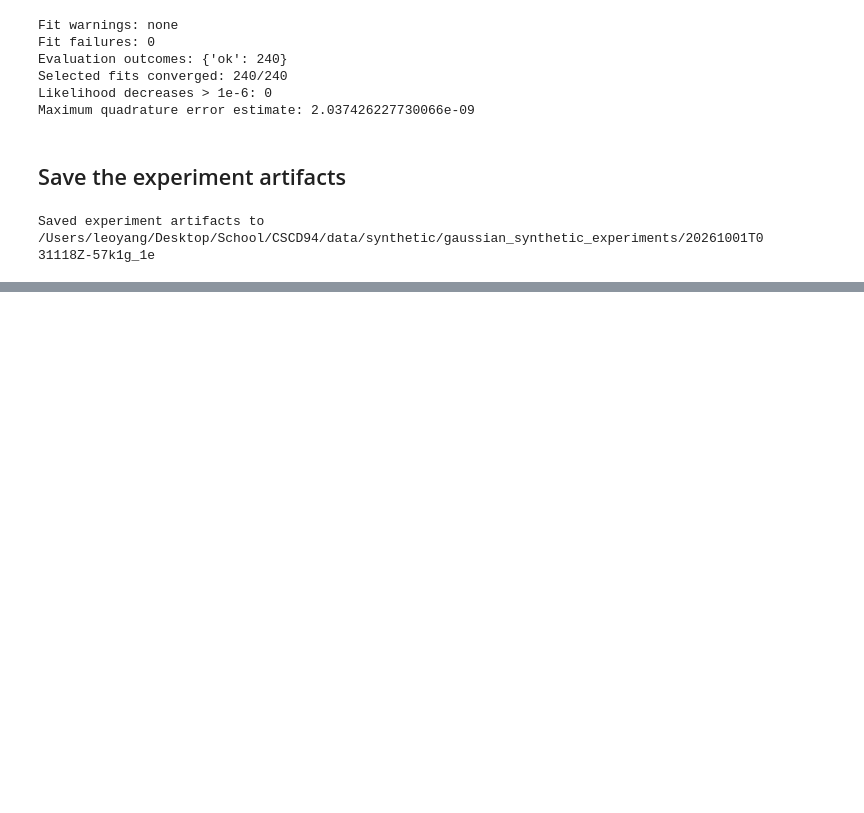
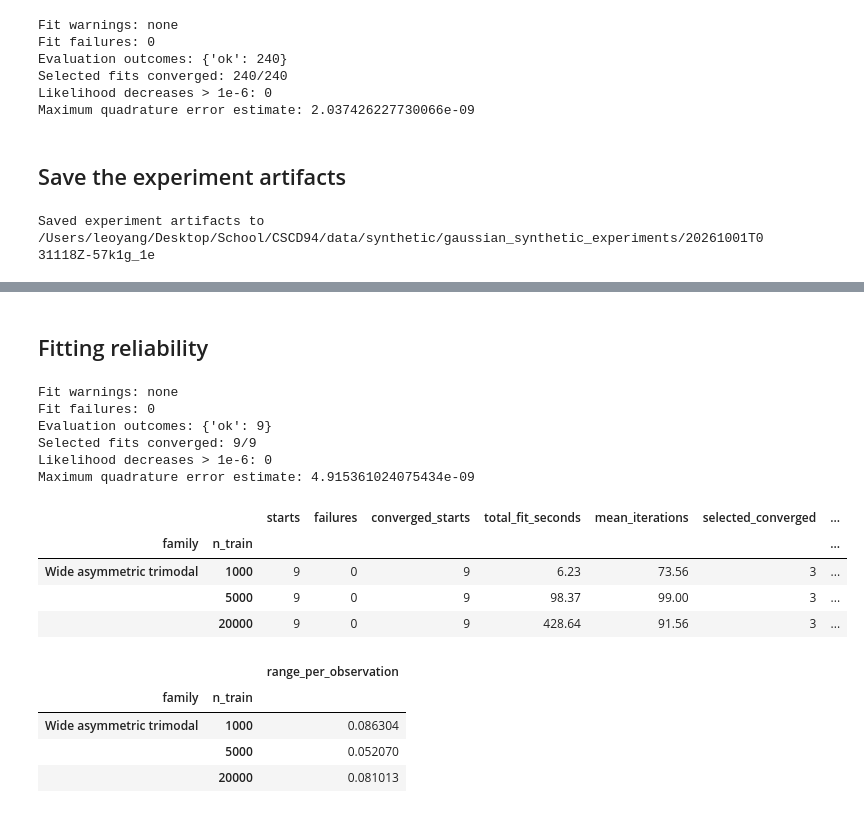
Before and after one commit to leoyxngg/FlexibleEmissionHMM, a Jupyter notebook: notebooks/gaussian_synthetic_experiments.ipynb, the cells around one changed output, grey strips where cells are left out. Saved outputs shown, nothing was run; the diff lists cells and outputs as text; code cells hidden in the pictures; blank space fills up the shorter version.

```diff
--- a/notebooks/gaussian_synthetic_experiments.ipynb
+++ b/notebooks/gaussian_synthetic_experiments.ipynb
@@ -988,0 +1432,57 @@ Saved experiment artifacts to /Users/leoyang/Desktop/School/CSCD94/data/syntheti
+# %% [markdown]
+## Fitting reliability
+# %%
+def show_wide_fitting_diagnostics():
+    attempts, results, successful = wide_attempts, wide_results, wide_successful
+    diagnostics = attempts.assign(failed=attempts.status != "ok").groupby(["family", "n_train"]).agg(
+        starts=("status", "size"),
+        failures=("failed", "sum"),
+        converged_starts=("converged", "sum"),
+        total_fit_seconds=("fit_seconds", "sum"),
+        mean_iterations=("iterations", "mean"),
+    )
+    selected_convergence = results.groupby(["family", "n_train"])["converged"].agg(["sum", "count"])
+    diagnostics["selected_converged"] = selected_convergence["sum"]
+    diagnostics["selected_fits"] = selected_convergence["count"]
+    display(diagnostics.round(2))
+
+    variability = attempts[attempts.status == "ok"].groupby(
+        ["family", "n_train", "replicate"]
+    ).train_ll.agg(["min", "max"])
+    variability["range_per_observation"] = (
+        (variability["max"] - variability["min"]) /
+        variability.index.get_level_values("n_train")
+    )
+    display(variability.groupby(["family", "n_train"])[["range_per_observation"]].mean().round(6))
+
+    warning_series = attempts["warnings"].explode().dropna()
+    warning_series = warning_series[warning_series.astype(str).str.len() > 0]
+    if warning_series.empty:
+        print("Fit warnings: none")
+    else:
+        display(warning_series.value_counts().rename_axis("warning").to_frame("count"))
+
+    print("Fit failures:", int((attempts.status != "ok").sum()))
+    print("Evaluation outcomes:", results.evaluation_status.value_counts().to_dict())
+    print(f"Selected fits converged: {int(results.converged.fillna(False).sum())}/{len(results)}")
+    print("Likelihood decreases > 1e-6:", int(attempts.likelihood_decreases.fillna(0).sum()))
+    print("Maximum quadrature error estimate:", successful.kl_quad_error_max.max())
+
+show_wide_fitting_diagnostics()
+# %% [output]
+Fit warnings: none
+Fit failures: 0
+Evaluation outcomes: {'ok': 9}
+Selected fits converged: 9/9
+Likelihood decreases > 1e-6: 0
+Maximum quadrature error estimate: 4.915361024075434e-09
+|  |  | starts | failures | converged_starts | total_fit_seconds | mean_iterations | selected_converged | ... |
+| family | n_train |  |  |  |  |  |  | ... |
+| Wide asymmetric trimodal | 1000 | 9 | 0 | 9 | 6.23 | 73.56 | 3 | ... |
+|  | 5000 | 9 | 0 | 9 | 98.37 | 99.00 | 3 | ... |
+|  | 20000 | 9 | 0 | 9 | 428.64 | 91.56 | 3 | ... |
+|  |  | range_per_observation |
+| family | n_train |  |
+| Wide asymmetric trimodal | 1000 | 0.086304 |
+|  | 5000 | 0.052070 |
+|  | 20000 | 0.081013 |
```
Also changed, not shown: parts of 7 cells of this notebook.
